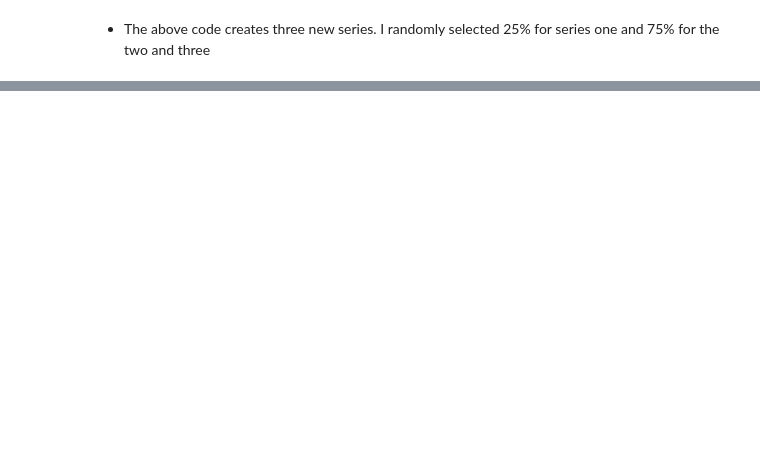
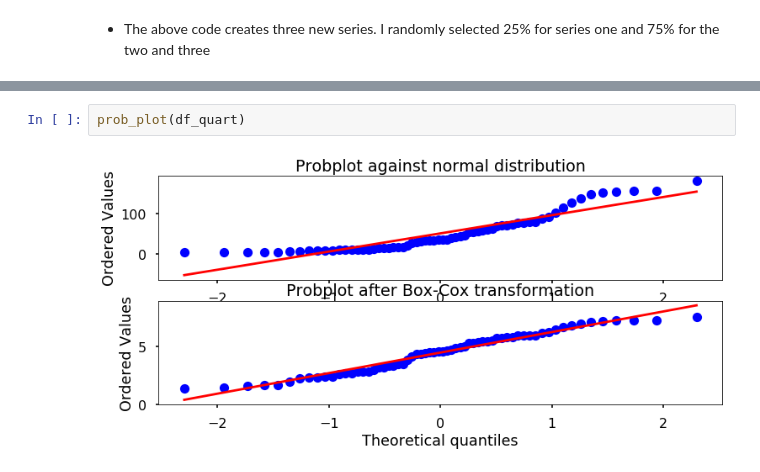
Before and after one commit to aabdygaziev/stock_prediction, a Jupyter notebook: salesforce_timeseries.ipynb, the cells around one changed output, grey strips where cells are left out. Saved outputs shown, nothing was run; the diff lists cells and outputs as text; blank space fills up the shorter version.

```diff
--- a/salesforce_timeseries.ipynb
+++ b/salesforce_timeseries.ipynb
@@ -219,0 +255,4 @@ print (var1, var2, var3)
+# %%
+prob_plot(df_quart)
+# %% [output]
+[figure, added]
```
Also changed, not shown: parts of 14 cells of this notebook.
